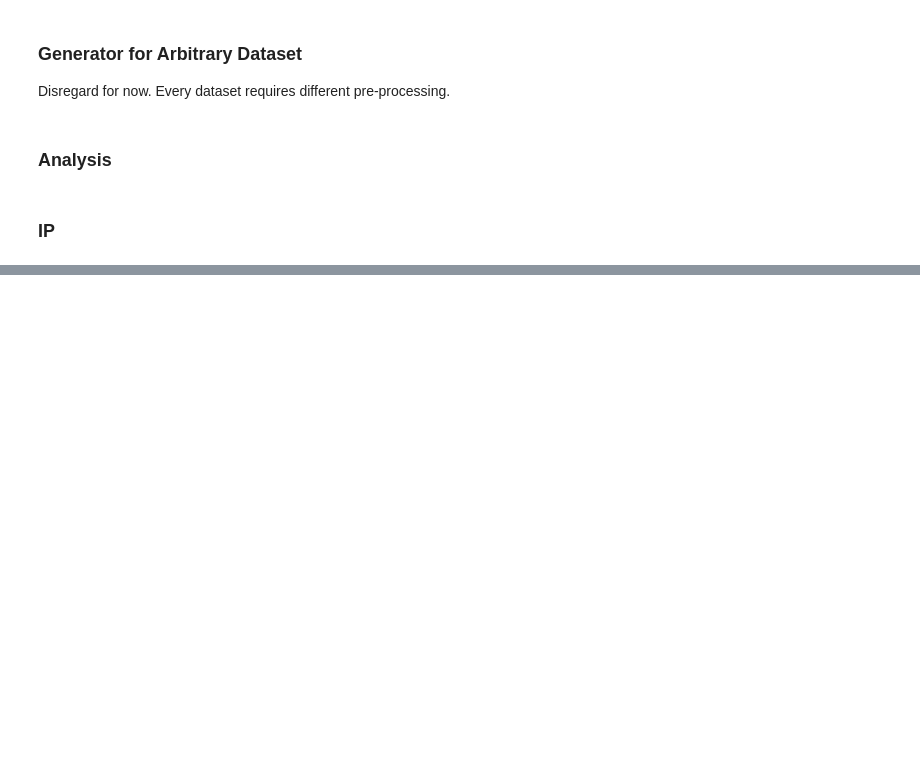
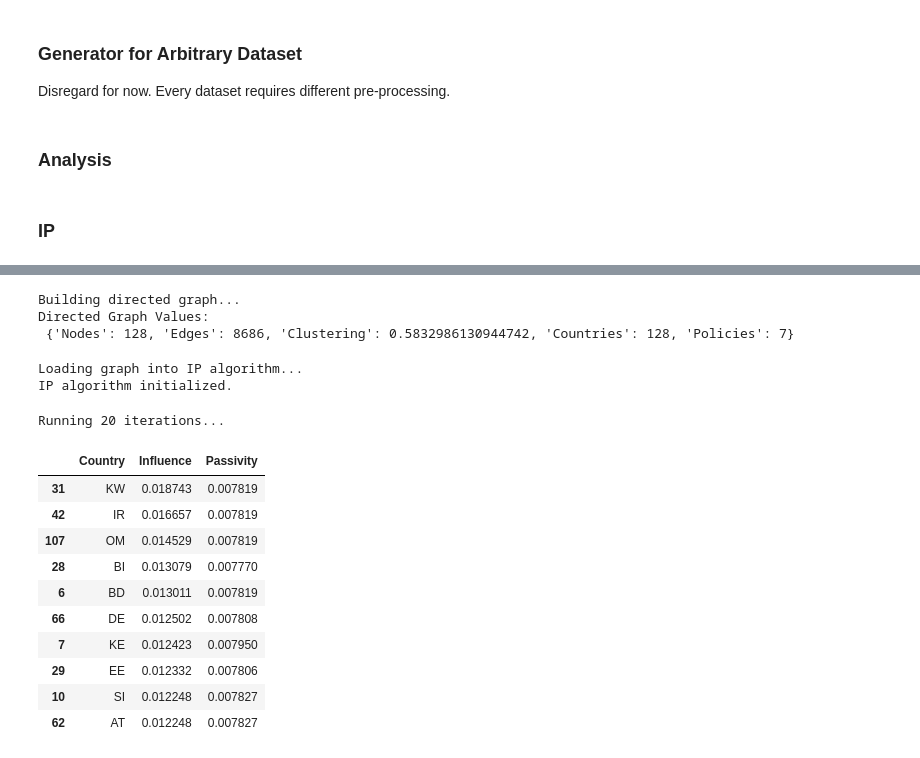
Before and after one commit to SiddharthEngineer23/CC_NA, a Jupyter notebook: main.ipynb, the cells around one changed output, grey strips where cells are left out. Saved outputs shown, nothing was run; the diff lists cells and outputs as text; code cells hidden in the pictures; blank space fills up the shorter version.

```diff
--- a/main.ipynb
+++ b/main.ipynb
@@ -393,0 +412,41 @@ ValueError: invalid literal for int() with base 10: '--ip=127.0.0.1'
+# %%
+print("Building directed graph...")
+G = obj.influence_graph()
+metrics = {"Nodes": G.number_of_nodes(), "Edges": G.number_of_edges(), "Clustering": nx.average_clustering(G),\
+           "Countries": len(obj.countries), "Policies": len(obj.policies)}
+print("Directed Graph Values:\n", metrics)
+# %% [output]
+Building directed graph...
+Directed Graph Values:
+ {'Nodes': 128, 'Edges': 8686, 'Clustering': 0.5832986130944742, 'Countries': 128, 'Policies': 7}
+# %%
+# Initializing IP values
+print("Loading graph into IP algorithm...")
+ip_obj = IP(G)
+print("IP algorithm initialized.")
+# %% [output]
+Loading graph into IP algorithm...
+IP algorithm initialized.
+# %%
+# Computing influence and passivity
+M = 20
+print("Running", M, "iterations...")
+ip_obj.iterate(M)
+influence = ip_obj.influence[M - 1]
+passivity = ip_obj.passivity[M - 1]
+# %% [output]
+Running 20 iterations...
+# %%
+pd.DataFrame({"Country": ip_obj.countries, "Influence": influence, "Passivity": passivity}).sort_values('Influence', ascending=False).head(10)
+# %% [output]
+|  | Country | Influence | Passivity |
+| 31 | KW | 0.018743 | 0.007819 |
+| 42 | IR | 0.016657 | 0.007819 |
+| 107 | OM | 0.014529 | 0.007819 |
+| 28 | BI | 0.013079 | 0.007770 |
+| 6 | BD | 0.013011 | 0.007819 |
+| 66 | DE | 0.012502 | 0.007808 |
+| 7 | KE | 0.012423 | 0.007950 |
+| 29 | EE | 0.012332 | 0.007806 |
+| 10 | SI | 0.012248 | 0.007827 |
+| 62 | AT | 0.012248 | 0.007827 |
```
Also changed, not shown: parts of 3 cells of this notebook, 13 other files.
